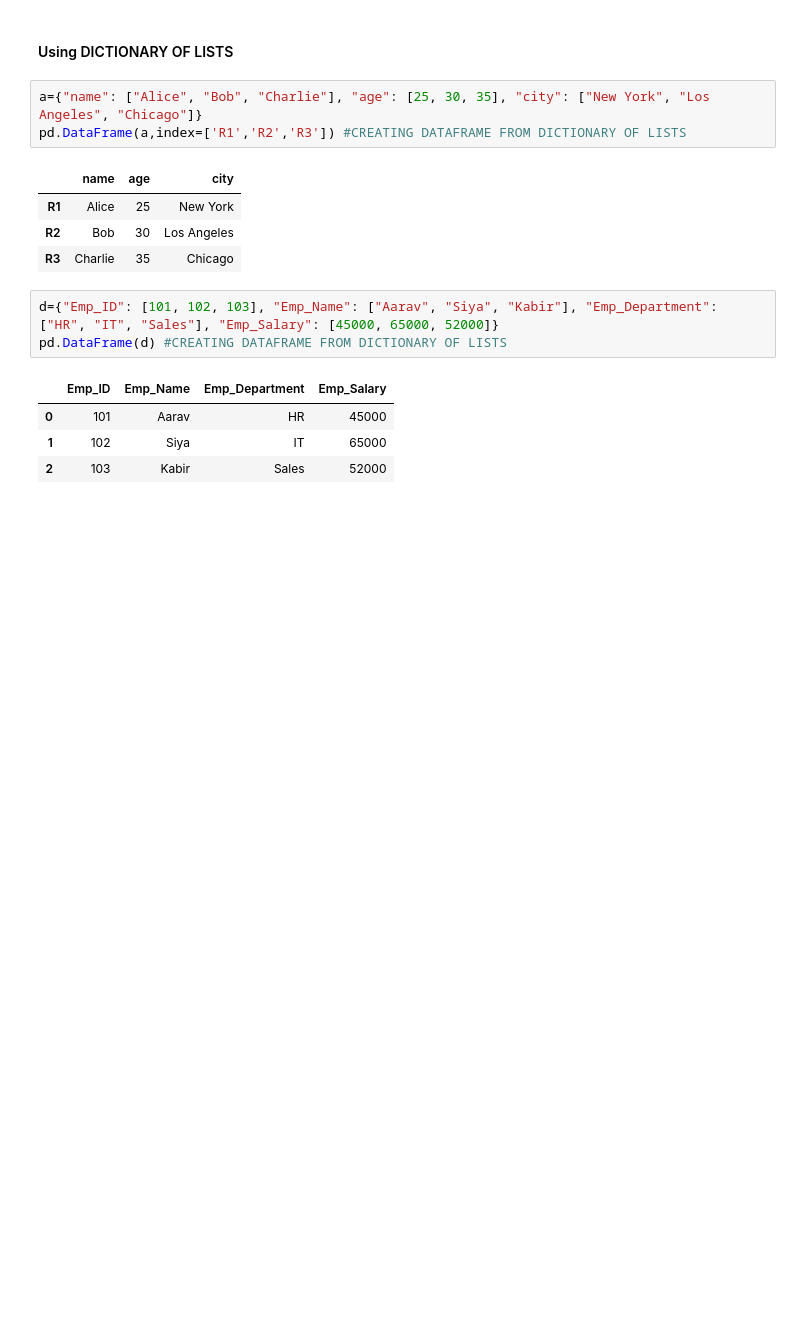
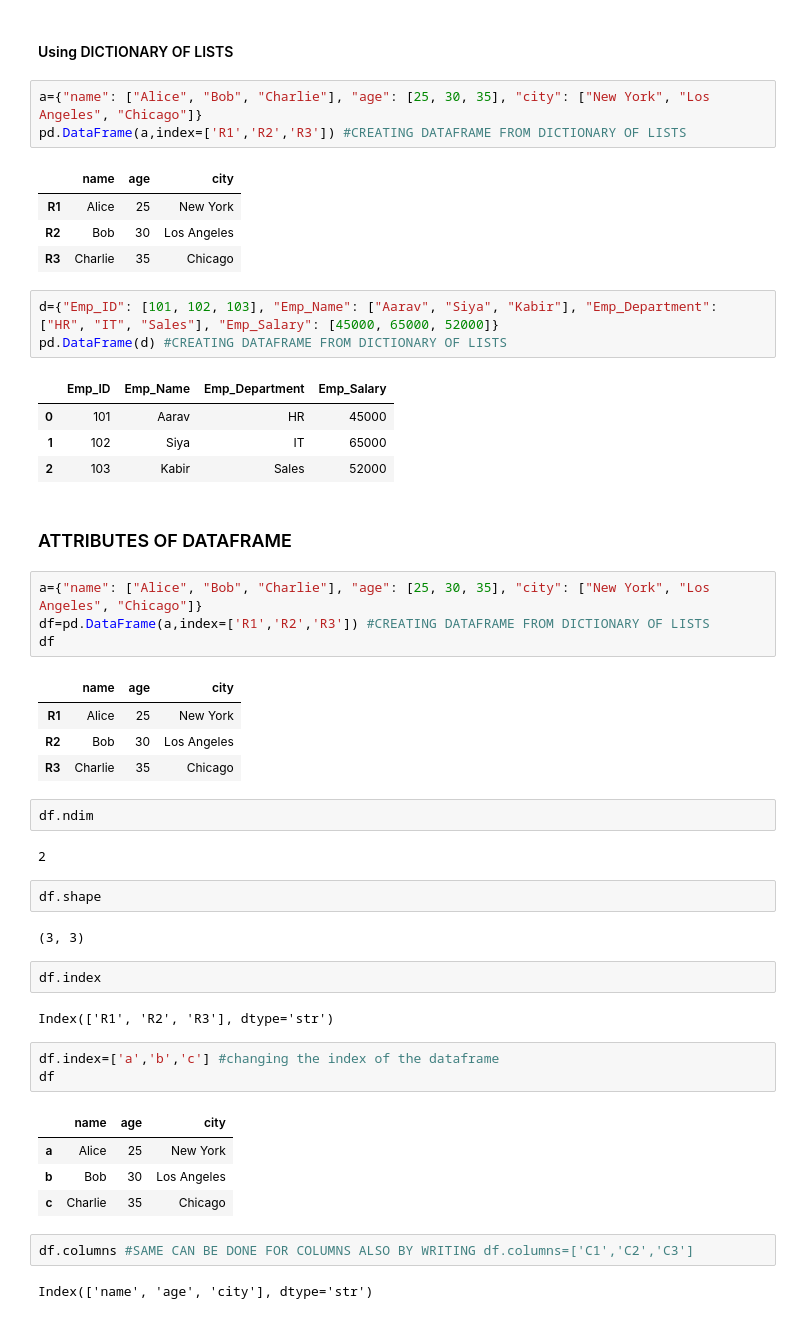
Before and after one commit to sushantchoudhary-ai/python, a Jupyter notebook: pandas.ipynb, the cells around one changed output. Saved outputs shown, nothing was run; the diff lists cells and outputs as text; blank space fills up the shorter version.

```diff
--- a/pandas.ipynb
+++ b/pandas.ipynb
@@ -1119,3 +1117,38 @@ pd.DataFrame(d) #CREATING DATAFRAME FROM DICTIONARY OF LISTS
 | 0 | 101 | Aarav | HR | 45000 |
 | 1 | 102 | Siya | IT | 65000 |
 | 2 | 103 | Kabir | Sales | 52000 |
+# %% [markdown]
+### ATTRIBUTES OF DATAFRAME
+# %%
+a={"name": ["Alice", "Bob", "Charlie"], "age": [25, 30, 35], "city": ["New York", "Los Angeles", "Chicago"]}
+df=pd.DataFrame(a,index=['R1','R2','R3']) #CREATING DATAFRAME FROM DICTIONARY OF LISTS
+df
+# %% [output]
+|  | name | age | city |
+| R1 | Alice | 25 | New York |
+| R2 | Bob | 30 | Los Angeles |
+| R3 | Charlie | 35 | Chicago |
+# %%
+df.ndim
+# %% [output]
+2
+# %%
+df.shape
+# %% [output]
+(3, 3)
+# %%
+df.index
+# %% [output]
+Index(['R1', 'R2', 'R3'], dtype='str')
+# %%
+df.index=['a','b','c'] #changing the index of the dataframe
+df
+# %% [output]
+|  | name | age | city |
+| a | Alice | 25 | New York |
+| b | Bob | 30 | Los Angeles |
+| c | Charlie | 35 | Chicago |
+# %%
+df.columns #SAME CAN BE DONE FOR COLUMNS ALSO BY WRITING df.columns=['C1','C2','C3']
+# %% [output]
+Index(['name', 'age', 'city'], dtype='str')
```
Also changed, not shown: parts of 33 cells of this notebook.
